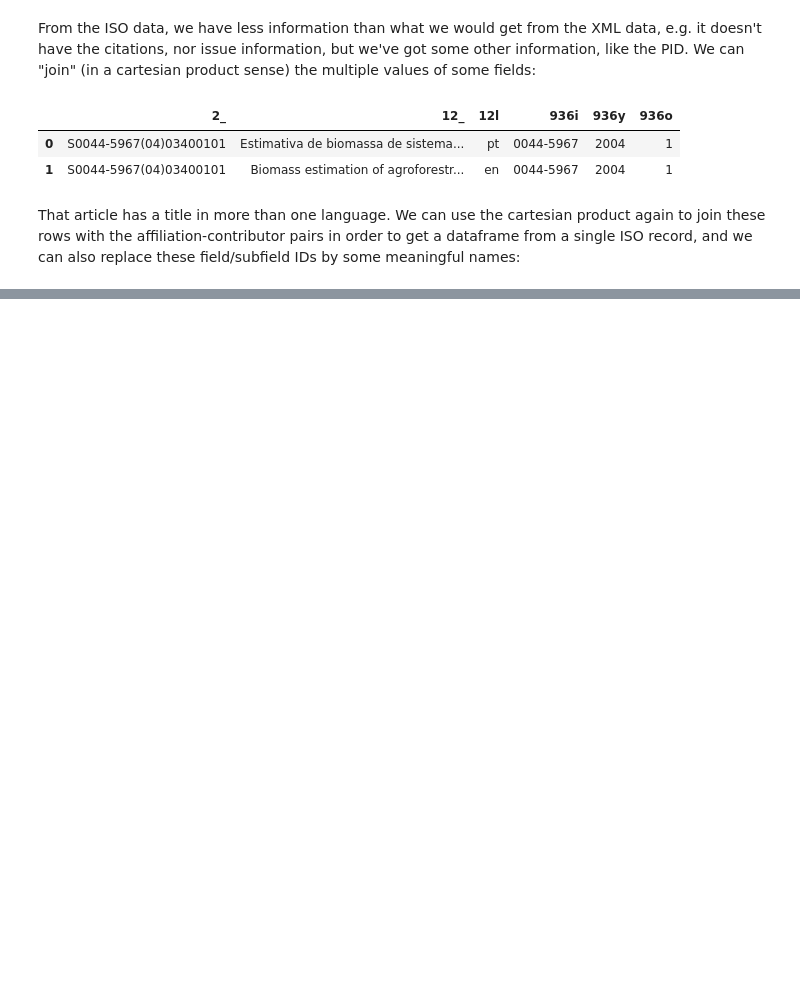
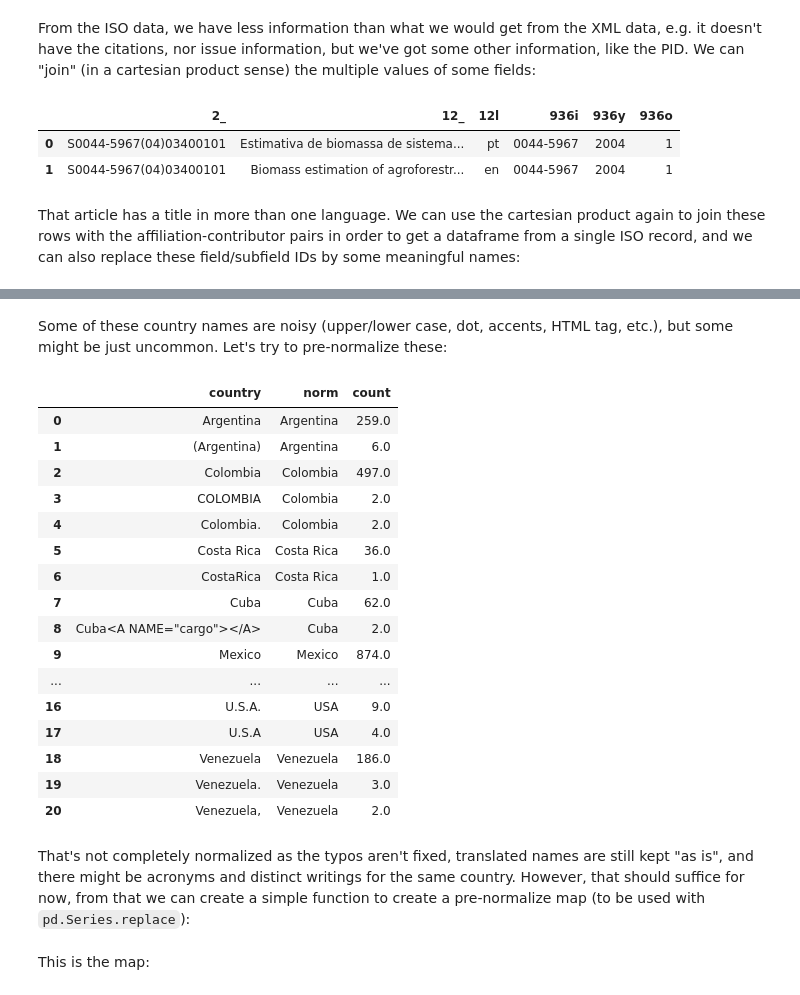
Before and after one commit to scieloorg/normalizations-experiments, a Jupyter notebook: 2019-11_fasttext_from_iso.ipynb, the cells around one changed output, grey strips where cells are left out. Saved outputs shown, nothing was run; the diff lists cells and outputs as text; code cells hidden in the pictures; blank space fills up the shorter version.

```diff
--- a/2019-11_fasttext_from_iso.ipynb
+++ b/2019-11_fasttext_from_iso.ipynb
@@ -192,0 +255,4 @@ record2df(scl1).drop(columns=["email"])
+# %%
+country_counts = dataset["country"].value_counts()
+print("Total countries:", len(country_counts))
+country_counts[country_counts < 3]
@@ -192,0 +278,47 @@ record2df(scl1).drop(columns=["email"])
+# %% [markdown]
+Some of these country names are noisy
+(upper/lower case, dot, accents, HTML tag, etc.),
+but some might be just uncommon.
+Let's try to pre-normalize these:
+# %%
+pd.DataFrame([
+    country_counts.index.to_series().rename("country"),
+    country_counts.index.to_series()
+        .map(unidecode)
+        .str.lower()
+        .str.replace(r"<.*>", "")
+        .str.replace(r"[^a-z]", "")
+        .rename("norm"),
+    country_counts.rename("count"),
+]).T.infer_objects().groupby("norm").apply(
+    lambda df: pd.DataFrame() if df.shape[0] == 1 else
+                df.assign(norm=df["count"].idxmax())
+).reset_index(drop=True)
+# %% [output]
+|  | country | norm | count |
+| 0 | Argentina | Argentina | 259.0 |
+| 1 | (Argentina) | Argentina | 6.0 |
+| 2 | Colombia | Colombia | 497.0 |
+| 3 | COLOMBIA | Colombia | 2.0 |
+| 4 | Colombia. | Colombia | 2.0 |
+| 5 | Costa Rica | Costa Rica | 36.0 |
+| 6 | CostaRica | Costa Rica | 1.0 |
+| 7 | Cuba | Cuba | 62.0 |
+| 8 | Cuba<A NAME="cargo"></A> | Cuba | 2.0 |
+| 9 | Mexico | Mexico | 874.0 |
+| ... | ... | ... | ... |
+| 16 | U.S.A. | USA | 9.0 |
+| 17 | U.S.A | USA | 4.0 |
+| 18 | Venezuela | Venezuela | 186.0 |
+| 19 | Venezuela. | Venezuela | 3.0 |
+| 20 | Venezuela, | Venezuela | 2.0 |
+# %% [markdown]
+That's not completely normalized
+as the typos aren't fixed,
+translated names are still kept "as is",
+and there might be acronyms and distinct writings
+for the same country.
+However, that should suffice for now,
+from that we can create a simple function
+to create a pre-normalize map
+(to be used with `pd.Series.replace`):
@@ -192,0 +342,2 @@ record2df(scl1).drop(columns=["email"])
+# %% [markdown]
+This is the map:
```
Also changed, not shown: parts of 36 cells of this notebook.
